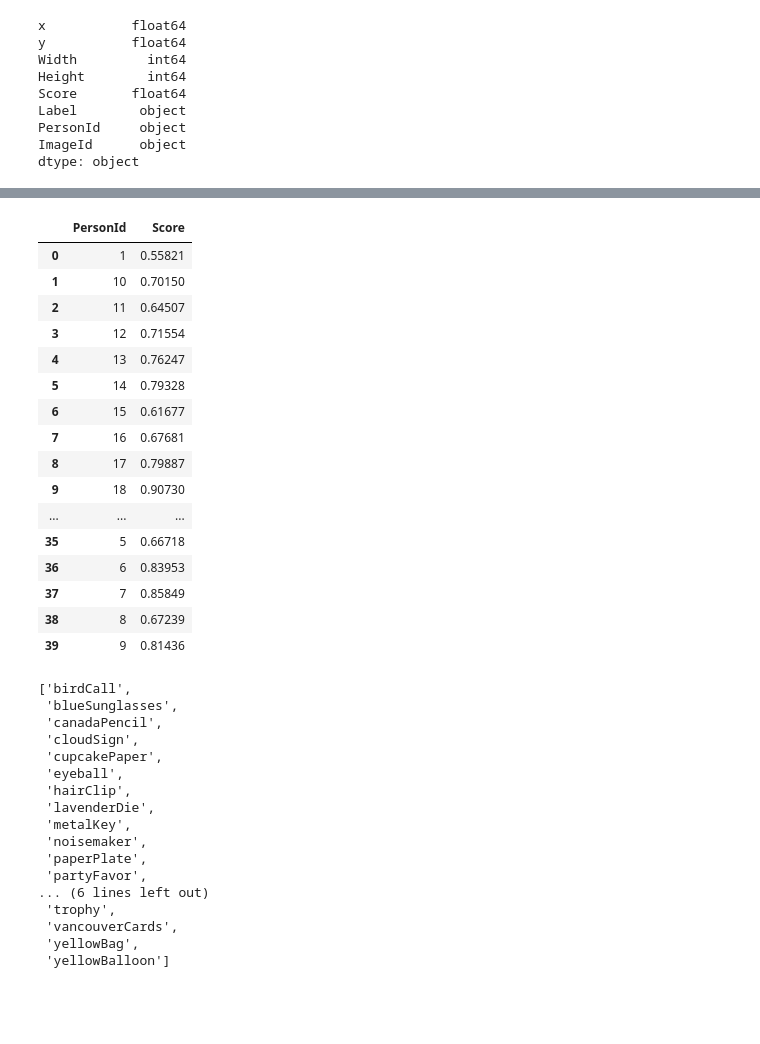
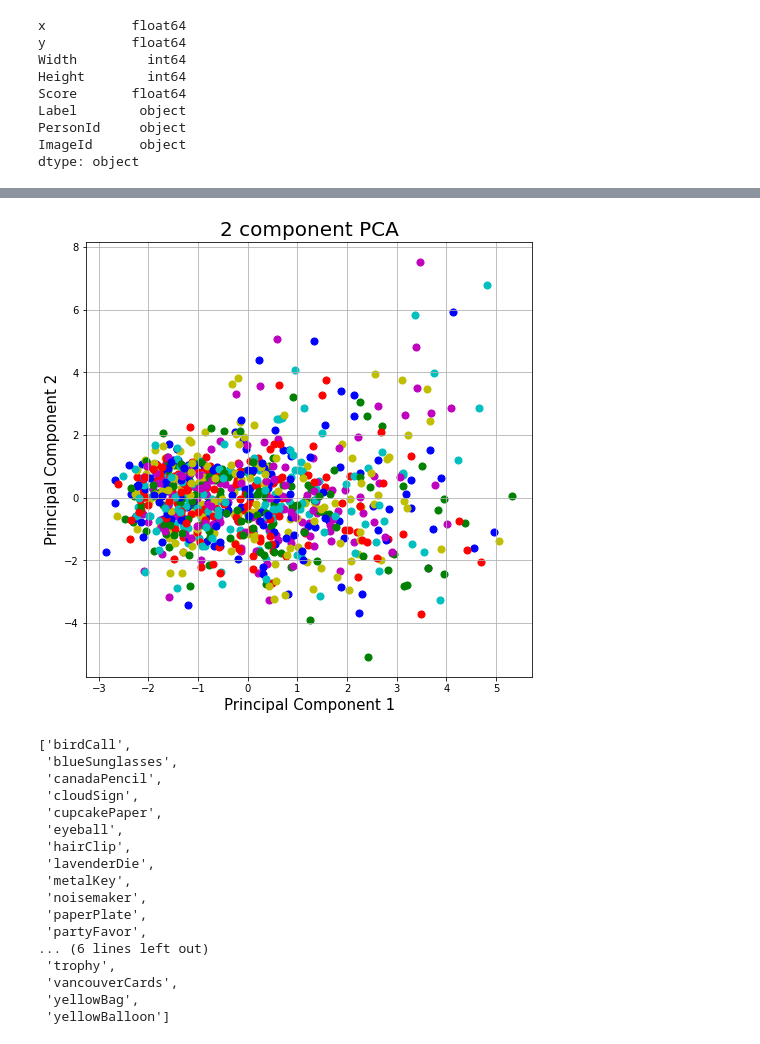
Before and after one commit to gj0706/VAST2020_MC2, a Jupyter notebook: data_process.ipynb, the cells around one changed output, grey strips where cells are left out. Saved outputs shown, nothing was run; the diff lists cells and outputs as text; code cells hidden in the pictures; blank space fills up the shorter version.

```diff
--- a/data_process.ipynb
+++ b/data_process.ipynb
@@ -177,0 +325,4 @@ dtype: object
+# %%
+pca = PCA(n_components=2)
+X_r = pca.fit_transform(X)
+X
@@ -177,0 +348,3 @@ dtype: object
+# %%
+principalDf = pd.DataFrame(data = X_r
+             , columns = ['PC1', 'PC2'])
@@ -177,0 +360,3 @@ dtype: object
+# %%
+finalDf = pd.concat([principalDf, target], axis = 1)
+finalDf.head()
@@ -177,0 +370,3 @@ dtype: object
+# %%
+finalDf["PersonId"] = finalDf.ImageId.apply(lambda x: x.split('_')[0])
+finalDf
@@ -178,30 +389,53 @@ dtype: object
+# %%
+fig = plt.figure(figsize = (8,8))
+ax = fig.add_subplot(1,1,1)
+ax.set_xlabel('Principal Component 1', fontsize = 15)
+ax.set_ylabel('Principal Component 2', fontsize = 15)
+ax.set_title('2 component PCA', fontsize = 20)
+# targets = ['birdCall',
+#     'blueSunglasses',
+#     'canadaPencil',
+#     'cloudSign',
+#     'cupcakePaper',
+#     'eyeball',
+#     'hairClip',
+#     'lavenderDie',
+#     'metalKey',
+#     'noisemaker',
+#     'paperPlate',
+#     'partyFavor',
+#     'pinkCandle',
+#     'pumpkinNotes',
+#     'redWhistle',
+#     'sign',
+#     'silverStraw',
+#     'stickerBox',
+#     'trophy',
+#     'vancouverCards',
+#     'yellowBag',
+#     'yellowBalloon']
+targets = target['ImageId']
+
+colors = ['r', 'g', 'b', 'c','m','y'] * 149
+#           ,'w','gray','rosybrown','firebrick',
+#           'darksalmon','sienna','sandybrown','bisque','tan', 'moccasin',
+#           'gold', 'darkkhaki', 'olivedrab', 'chartreuse','darkgreen','darkcyan'] *
+for target, color in zip(targets,colors):
+    indicesToKeep = finalDf['ImageId'] == target
+    ax.scatter(finalDf.loc[indicesToKeep, 'PC1']
+               , finalDf.loc[indicesToKeep, 'PC2']
+               , c = color
+               , s = 50)
+# ax.legend(targets)
+ax.grid()
+# %% [output]
+[figure, added]
 # %%
 # df[df['x'].isnull()]
 # %%
 # df
 # %%
 # df.to_json('data_with_cap.json', orient='records')
-# %%
-d = concat_df.groupby(['PersonId'],as_index=False).agg({'Score': np.max })
-d
-# %% [output]
-|  | PersonId | Score |
-| 0 | 1 | 0.55821 |
-| 1 | 10 | 0.70150 |
-| 2 | 11 | 0.64507 |
-| 3 | 12 | 0.71554 |
-| 4 | 13 | 0.76247 |
-| 5 | 14 | 0.79328 |
-| 6 | 15 | 0.61677 |
-| 7 | 16 | 0.67681 |
-| 8 | 17 | 0.79887 |
-| 9 | 18 | 0.90730 |
-| ... | ... | ... |
-| 35 | 5 | 0.66718 |
-| 36 | 6 | 0.83953 |
-| 37 | 7 | 0.85849 |
-| 38 | 8 | 0.67239 |
-| 39 | 9 | 0.81436 |
 # %%
 labels = concat_df.groupby(['Label'],as_index=False).agg({'Score': np.max })['Label']
 list(labels)
```
Also changed, not shown: parts of 122 cells of this notebook.
